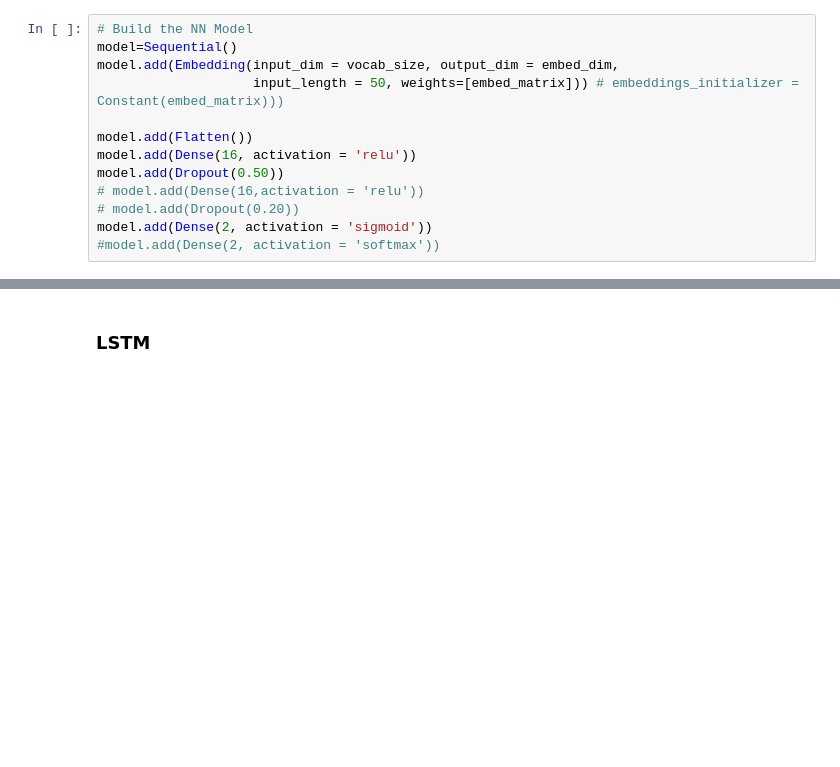
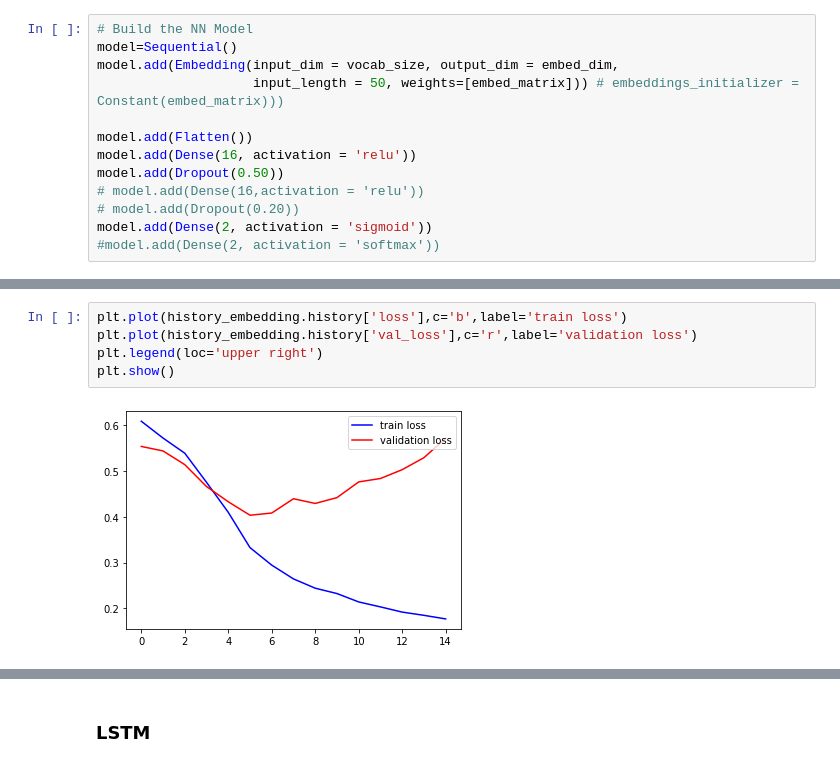
Before and after one commit to shreyasriram4/h2o2.ai, a Jupyter notebook: notebooks/voc_sentiment_w2v_LSTM.ipynb, the cells around one changed output, grey strips where cells are left out. Cells and saved outputs as stored; diff of their text form; blank space fills up the shorter version.

```diff
--- a/notebooks/voc_sentiment_w2v_LSTM.ipynb
+++ b/notebooks/voc_sentiment_w2v_LSTM.ipynb
@@ -227,3 +234,10 @@ Time taken to run model: 31.246803522109985 seconds.
+# %%
+plt.plot(history_embedding.history['loss'],c='b',label='train loss')
+plt.plot(history_embedding.history['val_loss'],c='r',label='validation loss')
+plt.legend(loc='upper right')
+plt.show()
+# %% [output]
+[figure, added]
 # %%
 # predict the response on the test data
 NN_y_pred = model.predict(X_test)
```
Also changed, not shown: parts of 18 cells of this notebook.
